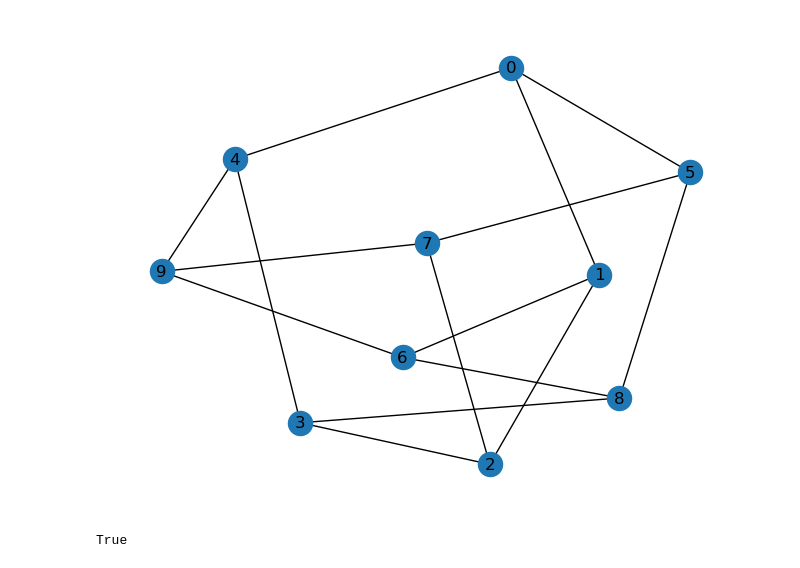
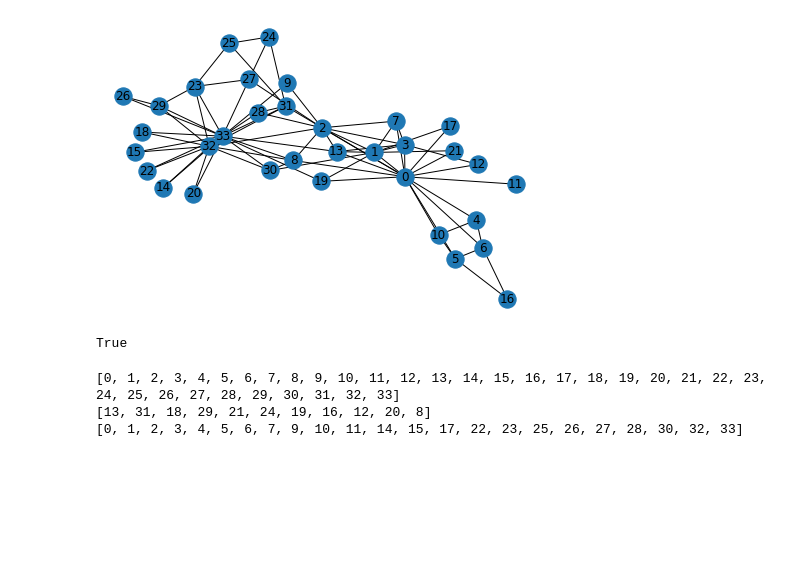
Before and after one commit to jesusossian/tukey, a Jupyter notebook: notebook/tukey_form1.ipynb, the cells around one changed output. Drawn from its saved outputs; the diff is of its cells as text; code cells hidden in the pictures; blank space fills up the shorter version.

```diff
--- a/notebook/tukey_form1.ipynb
+++ b/notebook/tukey_form1.ipynb
@@ -21,45 +23,45 @@ from itertools import combinations
 # %%
 #instance
 
-#inst_="karate"
-#G = nx.karate_club_graph()
+inst_="karate"
+G = nx.karate_club_graph()
 
-inst_="peterson"
-G = nx.petersen_graph()
+#inst_="peterson"
+#G = nx.petersen_graph()
 
 #inst_="sudoku"
 #G = nx.sudoku_graph(50)
 
 #inst_="random_tree"
 #G = nx.random_tree(50)
 
 #inst_="random_internet"
 #dim=100
 #G = nx.random_internet_as_graph(dim)
 
 # erdos_renyi_graph(n, p, seed=None, directed=False)
 #G = nx.erdos_renyi_graph(50,0.1)
 
 # barabasi_albert_graph(n, m, seed=None, initial_graph=None)
 #G = nx.barabasi_albert_graph()
 
 #inst_="erdos"
 #GI = ig.Graph.Erdos_Renyi(n=50, p=0.2, directed=False, loops=False)
 #A = ig.Graph.get_edgelist(GI)
 #G = nx.DiGraph(A)
 #G = nx.Graph(A)
 #G = ig.Graph.to_networkx(GI)
 
 #ig.plot(GI)
 #nx.draw_networkx_labels(G,pos=nx.spring_layout(G))
 nx.draw(G,  with_labels = True)
 
 #print("Node Degree")
 #for v in G:
 #    print(f"{v:4} {G.degree(v):6}")
 #print(G)
 # %% [output]
-[figure, old version]
+[figure, new version]
 # %%
 nx.is_connected(G)
 # %% [output]
@@ -67,3 +78,24 @@ True
+# %%
+list0 = []
+for i in G:
+    list0.append(i)
+
+
+print(list0)
+
+dim = len(G)
+
+list1 = random.sample(list0, k=int(dim/3))
+
+print(list1)
+
+tmp = listComplement(list0, list1)
+
+print(tmp)
+# %% [output]
+[0, 1, 2, 3, 4, 5, 6, 7, 8, 9, 10, 11, 12, 13, 14, 15, 16, 17, 18, 19, 20, 21, 22, 23, 24, 25, 26, 27, 28, 29, 30, 31, 32, 33]
+[13, 31, 18, 29, 21, 24, 19, 16, 12, 20, 8]
+[0, 1, 2, 3, 4, 5, 6, 7, 9, 10, 11, 14, 15, 17, 22, 23, 25, 26, 27, 28, 30, 32, 33]
 # %%
 def is_subclique(G, nodelist):
     '''
```
Also changed, not shown: parts of 7 cells of this notebook, 12 other files.
